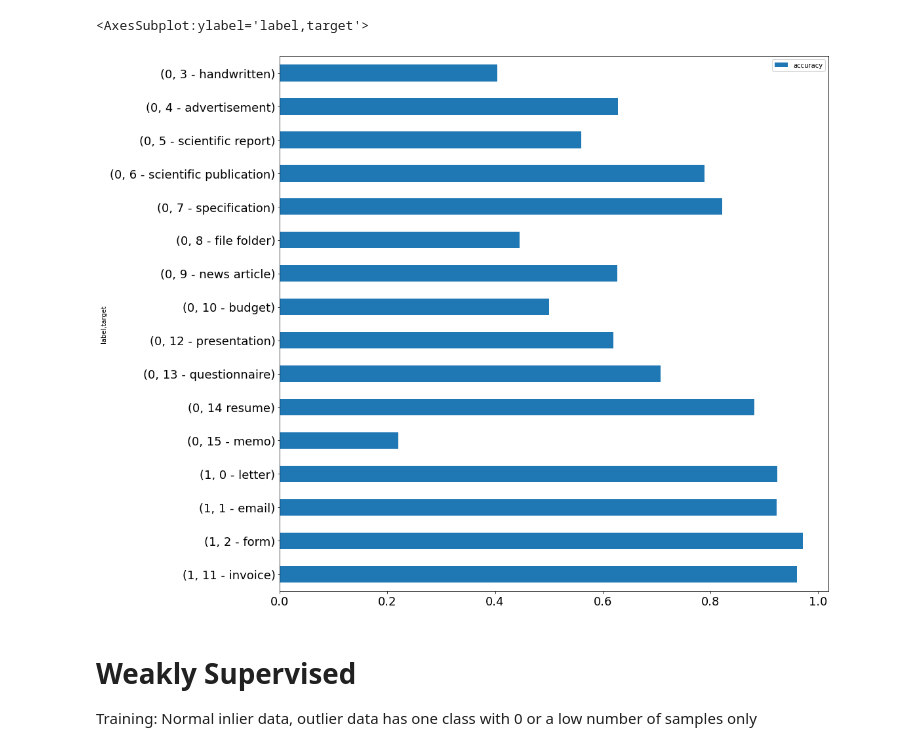
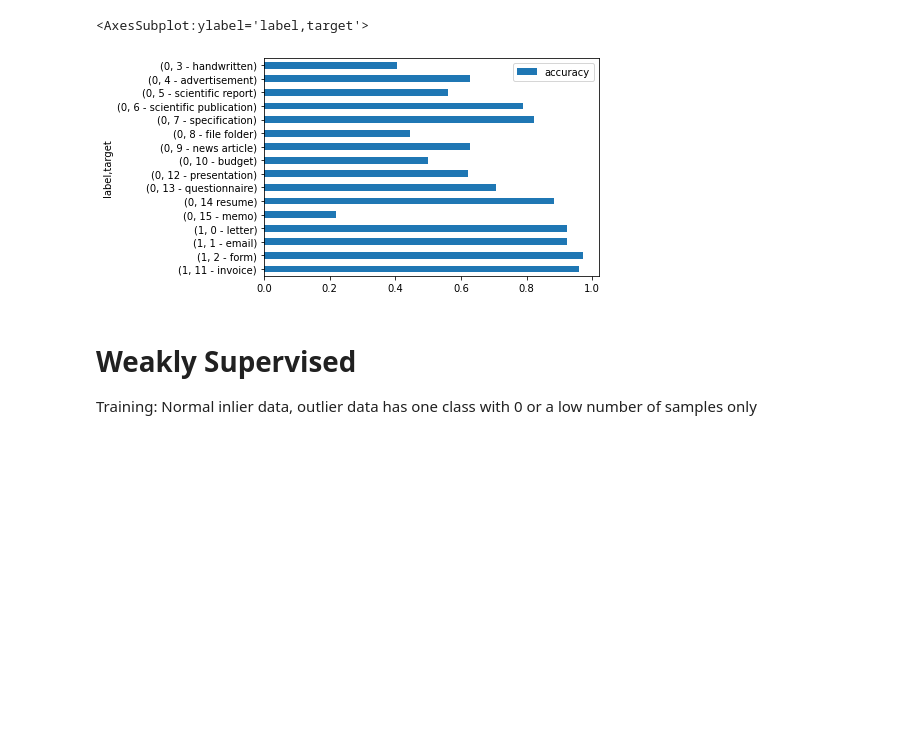
Before and after one commit to pschonev/deepanomaly4docs, a Jupyter notebook: notebooks/results_supervised_experiments.ipynb, the cells around one changed output. Drawn from its saved outputs; the diff is of its cells as text; code cells hidden in the pictures; blank space fills up the shorter version.

```diff
--- a/notebooks/results_supervised_experiments.ipynb
+++ b/notebooks/results_supervised_experiments.ipynb
@@ -13,35 +13,35 @@ def get_scores_for_target(df, target):
     scores["label"] = int(df.label[0])
     scores["target"] = target
     scores["accuracy"] = accuracy_score(
         outlier_labels, outlier_preds)
     return scores
 
 
 files = ["/home/philipp/projects/dad4td/reports/supervised/best_pred_big.tsv"]
 df = pd.concat([pd.read_csv(filename, sep="\t") for filename in files]).reset_index(drop=True)
 df = df[["text", "target", "label", "pred"]]
 
 remap = {0: "0 - letter", 1: "1 - email", 2: "2 - form", 3: "3 - handwritten", 4: "4 - advertisement",
          5: "5 - scientific report", 6: "6 - scientific publication", 7: "7 - specification",
          8: "8 - file folder", 9: "9 - news article", 10: "10 - budget", 11: "11 - invoice",
          12: "12 - presentation",13: "13 - questionnaire", 14:"14 resume", 15: "15 - memo"}
 
 df = df.replace({"target":remap})
 
 threshold = 0.5
 df["pred_class"] = np.where(df.pred > threshold, 1, 0)
 
 targets = sorted(list(df.target.unique()))
 
 df = pd.DataFrame([get_scores_for_target(df, target) for target in targets])
 df = df.groupby(["label", "target"]).sum()
 df = df.reindex(index=order_by_index(df.index, index_natsorted(df.index)))
 df = df.iloc[::-1]
 df_res = df
-df.plot.barh(stacked=True, figsize=(15,15), fontsize=18)
+df.plot.barh(stacked=True)
 # %% [output]
 <AxesSubplot:ylabel='label,target'>
-[figure, old version]
+[figure, new version]
 # %% [markdown]
 # Weakly Supervised
 Training: Normal inlier data, outlier data has one class with 0 or a low number of samples only
```
Also changed, not shown: parts of 1 cell of this notebook.
